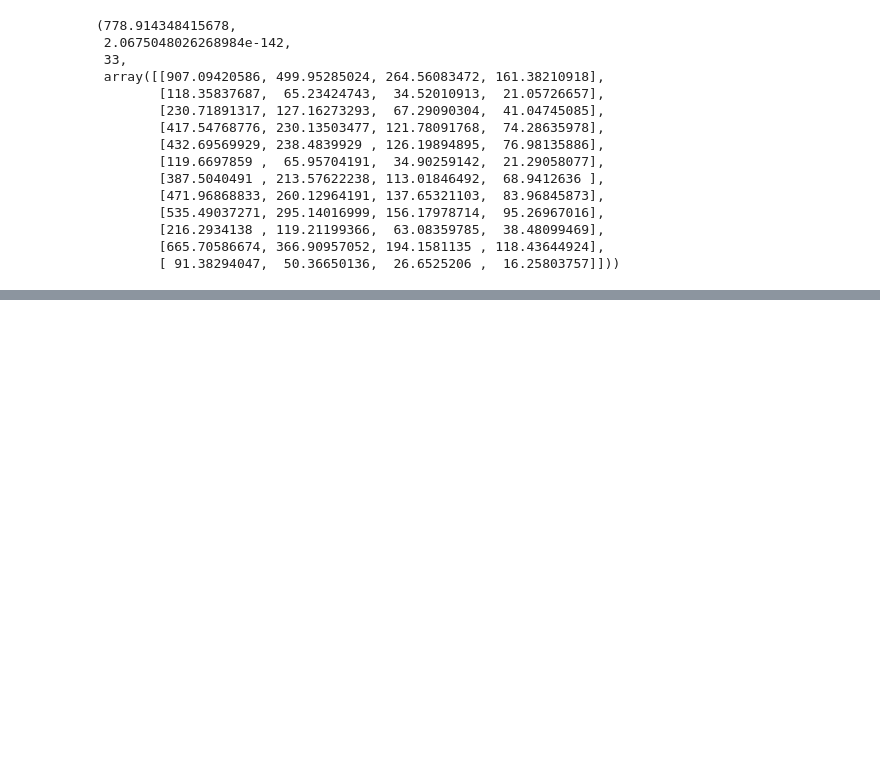
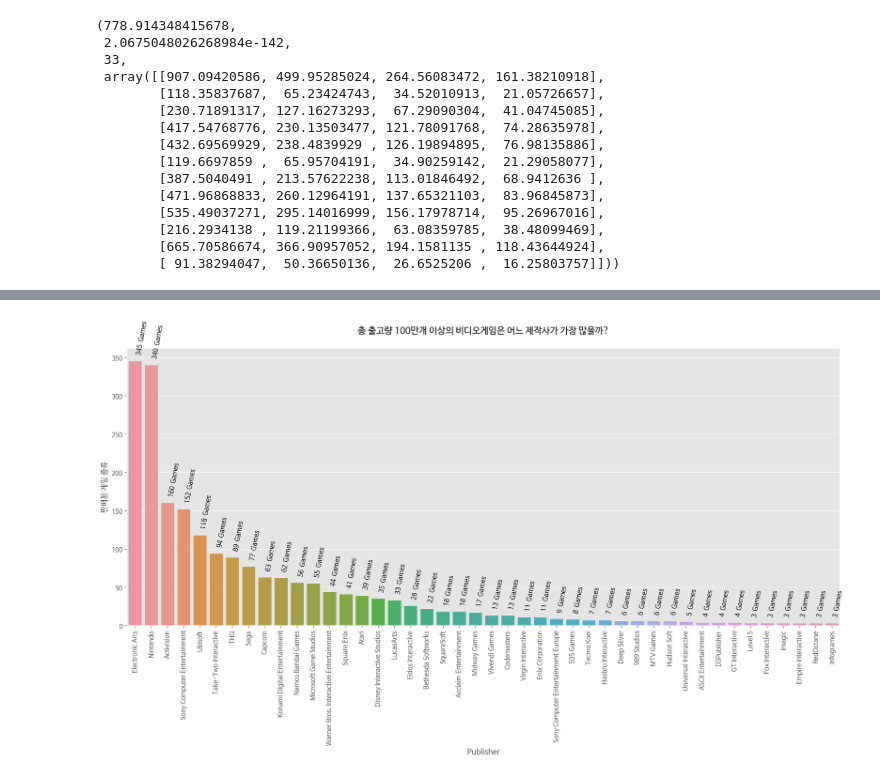
Before and after one commit to comsa33/AI_07_session_1_project_-, a Jupyter notebook: ai_07_이루오.ipynb, the cells around one changed output, grey strips where cells are left out. Cells and saved outputs as stored; diff of their text form; code cells hidden in the pictures; blank space fills up the shorter version.

```diff
--- a/ai_07_이루오.ipynb
+++ b/ai_07_이루오.ipynb
@@ -384,3 +389,8 @@ chi2_contingency(genre_region_df)
         [216.2934138 , 119.21199366,  63.08359785,  38.48099469],
         [665.70586674, 366.90957052, 194.1581135 , 118.43644924],
         [ 91.38294047,  50.36650136,  26.6525206 ,  16.25803757]]))
+# %%
+standard = df_new['Total_Sales'].quantile(0.87)
+# %%
+ts_df = df_new[df_new['Total_Sales'].values > standard].sort_values('Total_Sales')
+ts_df
@@ -386,0 +411,4 @@ chi2_contingency(genre_region_df)
+# %%
+ts_pub_df = ts_df.Publisher.value_counts().reset_index()
+ts_pub_df.rename(columns={'index':'Publisher', 'Publisher':'Count'}, inplace=True)
+ts_pub_df
@@ -386,0 +429,13 @@ chi2_contingency(genre_region_df)
+# %%
+cond = (ts_pub_df['Count'].values > ts_pub_df['Count'].quantile(0.5))
+# %%
+plt.figure(figsize=(20,8))
+sns.barplot(data=ts_pub_df[cond], x='Publisher', y='Count')
+for i, (pub, count) in enumerate(ts_pub_df[cond].values):
+    plt.annotate('{}  Games'.format(count), (i, count+10), rotation=80)
+plt.xticks(rotation=90)
+plt.ylabel('판매된 게임 종류')
+plt.title('총 출고량 100만개 이상의 비디오게임은 어느 제작사가 가장 많을까?\n')
+plt.show()
+# %% [output]
+[figure, added]
```
Also changed, not shown: parts of 10 cells of this notebook.
